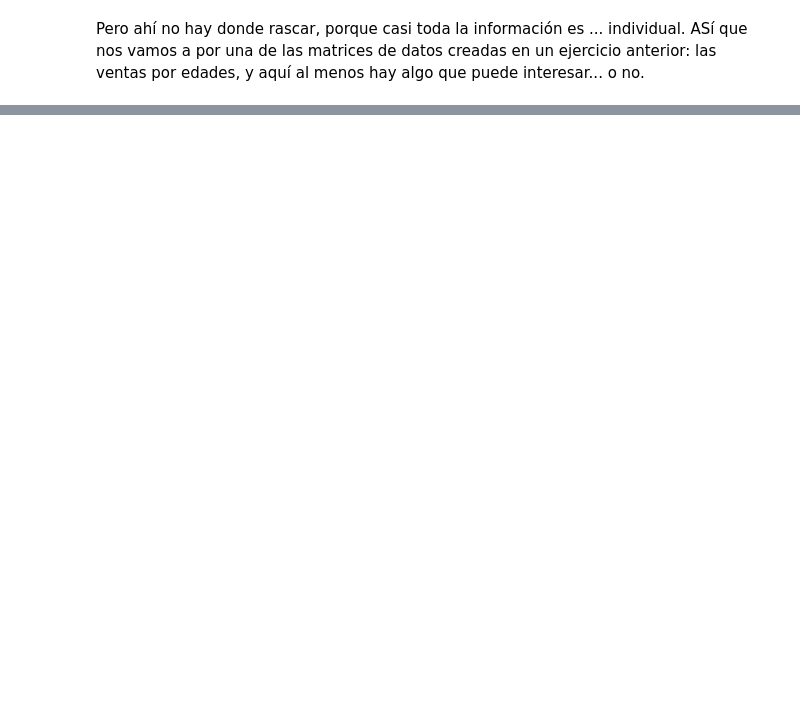
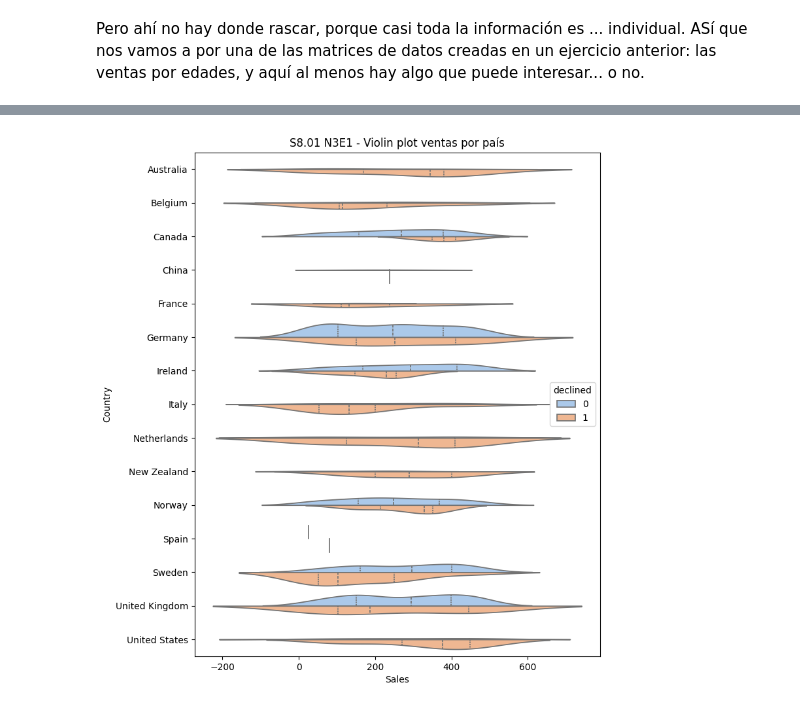
Before and after one commit to mlopezgva/it-academy-mlg, a Jupyter notebook: SPRINT8/Sprint_8.01.ipynb, the cells around one changed output, grey strips where cells are left out. Cells and saved outputs as stored; diff of their text form; code cells hidden in the pictures; blank space fills up the shorter version.

```diff
--- a/SPRINT8/Sprint_8.01.ipynb
+++ b/SPRINT8/Sprint_8.01.ipynb
@@ -610,0 +531,22 @@ memory usage: 68.9+ KB
+# %%
+import matplotlib.pyplot as plt
+
+pl = plt.figure(figsize=(8,10))
+cotr_df['country'] = cotr_df['country'].astype("category")
+vp = sbn.violinplot(
+    cotr_df,
+    x='amount',
+    y="country",
+    hue='declined', split=True,
+    palette="pastel",
+    inner="quart",
+    density_norm='count',
+)
+
+vp = vp.set(
+    title="S8.01 N3E1 - Violin plot ventas por país",
+    xlabel="Sales",
+    ylabel="Country",
+)
+# %% [output]
+[figure, added]
```
Also changed, not shown: parts of 17 cells of this notebook, 12 other files.
